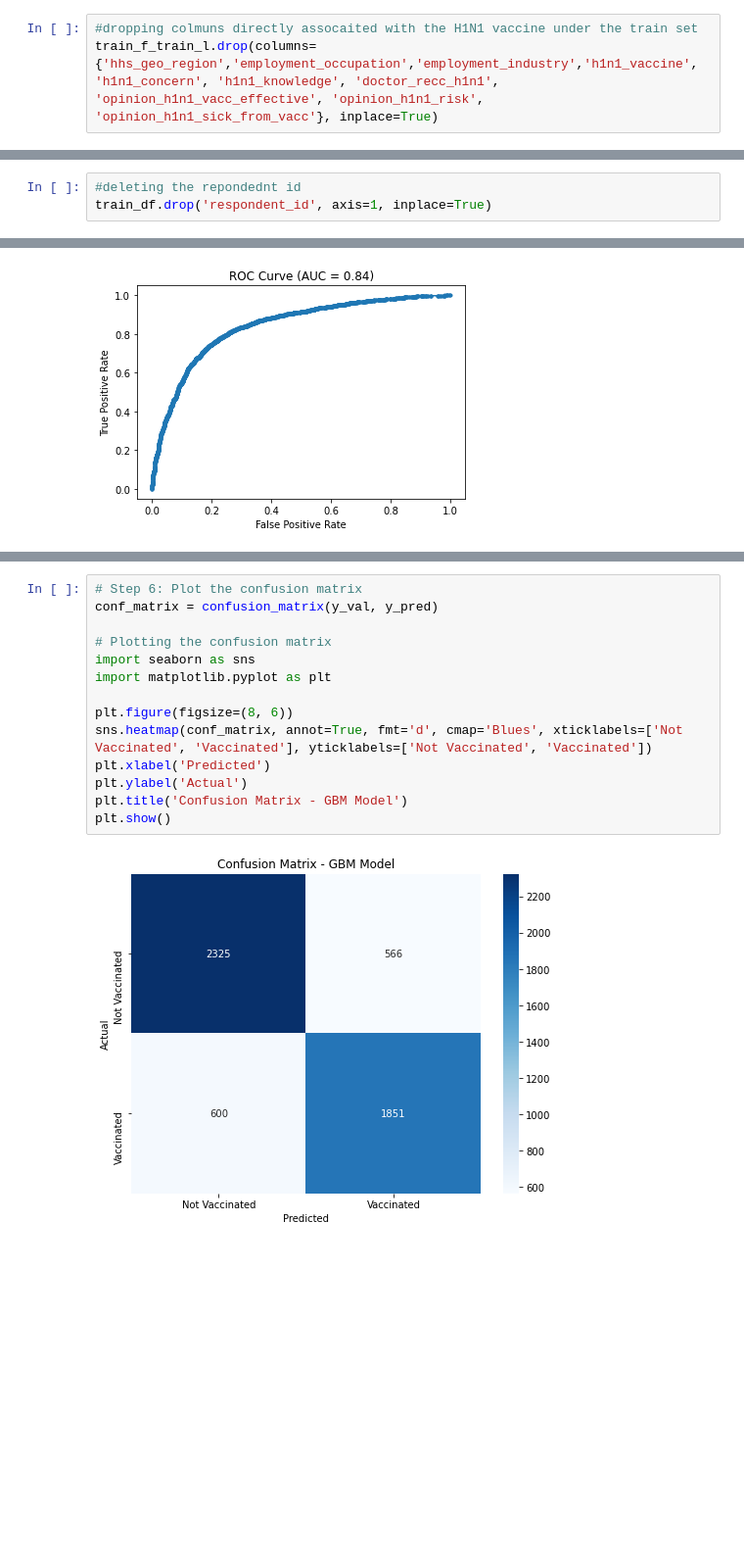
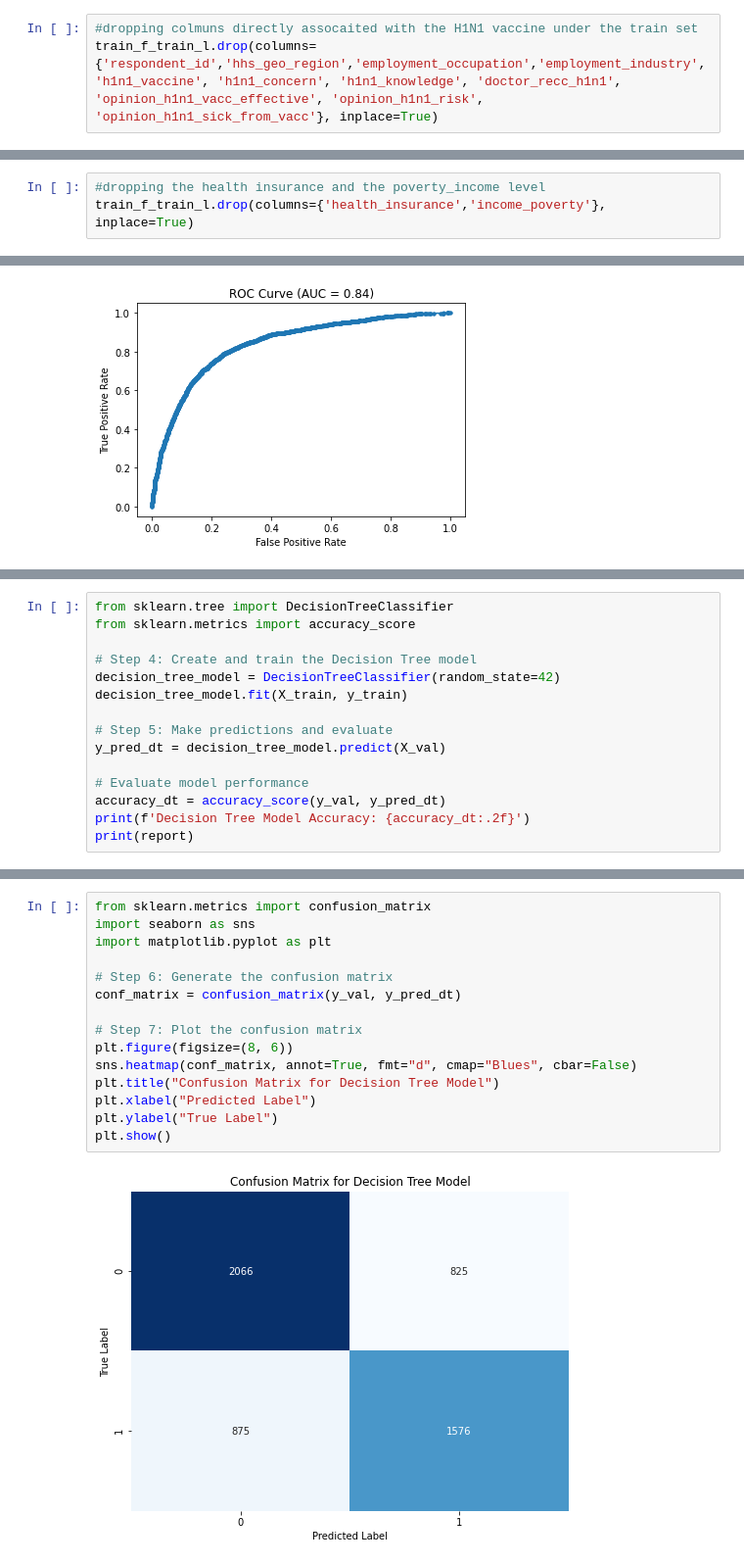
Before and after one commit to ruth-kitasi/Seasonal-flu-vaccine, a Jupyter notebook: index.ipynb, the cells around one changed output, grey strips where cells are left out. Shown at 98% size. Cells and saved outputs as stored; diff of their text form; blank space fills up the shorter version.

```diff
--- a/index.ipynb
+++ b/index.ipynb
@@ -134,6 +198,6 @@ apon futther investigation of the employment column the following were deem unus
 # %%
 #dropping colmuns directly assocaited with the H1N1 vaccine under the train set
-train_f_train_l.drop(columns={'hhs_geo_region','employment_occupation','employment_industry','h1n1_vaccine', 'h1n1_concern', 'h1n1_knowledge', 'doctor_recc_h1n1', 'opinion_h1n1_vacc_effective', 'opinion_h1n1_risk', 'opinion_h1n1_sick_from_vacc'}, inplace=True)
+train_f_train_l.drop(columns={'respondent_id','hhs_geo_region','employment_occupation','employment_industry','h1n1_vaccine', 'h1n1_concern', 'h1n1_knowledge', 'doctor_recc_h1n1', 'opinion_h1n1_vacc_effective', 'opinion_h1n1_risk', 'opinion_h1n1_sick_from_vacc'}, inplace=True)
 # %%
 #inspectig the data to ensure neccessary col have been dropped
 train_f_train_l.info()
@@ -181,0 +252,3 @@ dtype: float64
+# %%
+#dropping the health insurance and the poverty_income level
+train_f_train_l.drop(columns={'health_insurance','income_poverty'}, inplace=True)
@@ -266,3 +348,0 @@ train_df.head()
-# %%
-#deleting the repondednt id
-train_df.drop('respondent_id', axis=1, inplace=True)
@@ -765,0 +751,15 @@ weighted avg       0.78      0.78      0.78      5342
+# %%
+from sklearn.tree import DecisionTreeClassifier
+from sklearn.metrics import accuracy_score
+
+# Step 4: Create and train the Decision Tree model
+decision_tree_model = DecisionTreeClassifier(random_state=42)
+decision_tree_model.fit(X_train, y_train)
+
+# Step 5: Make predictions and evaluate
+y_pred_dt = decision_tree_model.predict(X_val)
+
+# Evaluate model performance
+accuracy_dt = accuracy_score(y_val, y_pred_dt)
+print(f'Decision Tree Model Accuracy: {accuracy_dt:.2f}')
+print(report)
@@ -766,16 +782,17 @@ weighted avg       0.78      0.78      0.78      5342
 # %%
-# Step 6: Plot the confusion matrix
-conf_matrix = confusion_matrix(y_val, y_pred)
-
-# Plotting the confusion matrix
+from sklearn.metrics import confusion_matrix
 import seaborn as sns
 import matplotlib.pyplot as plt
 
+# Step 6: Generate the confusion matrix
+conf_matrix = confusion_matrix(y_val, y_pred_dt)
+
+# Step 7: Plot the confusion matrix
 plt.figure(figsize=(8, 6))
-sns.heatmap(conf_matrix, annot=True, fmt='d', cmap='Blues', xticklabels=['Not Vaccinated', 'Vaccinated'], yticklabels=['Not Vaccinated', 'Vaccinated'])
-plt.xlabel('Predicted')
-plt.ylabel('Actual')
-plt.title('Confusion Matrix - GBM Model')
+sns.heatmap(conf_matrix, annot=True, fmt="d", cmap="Blues", cbar=False)
+plt.title("Confusion Matrix for Decision Tree Model")
+plt.xlabel("Predicted Label")
+plt.ylabel("True Label")
 plt.show()
 # %% [output]
-[figure, old version]
+[figure, new version]
```
Also changed, not shown: parts of 91 cells of this notebook.
